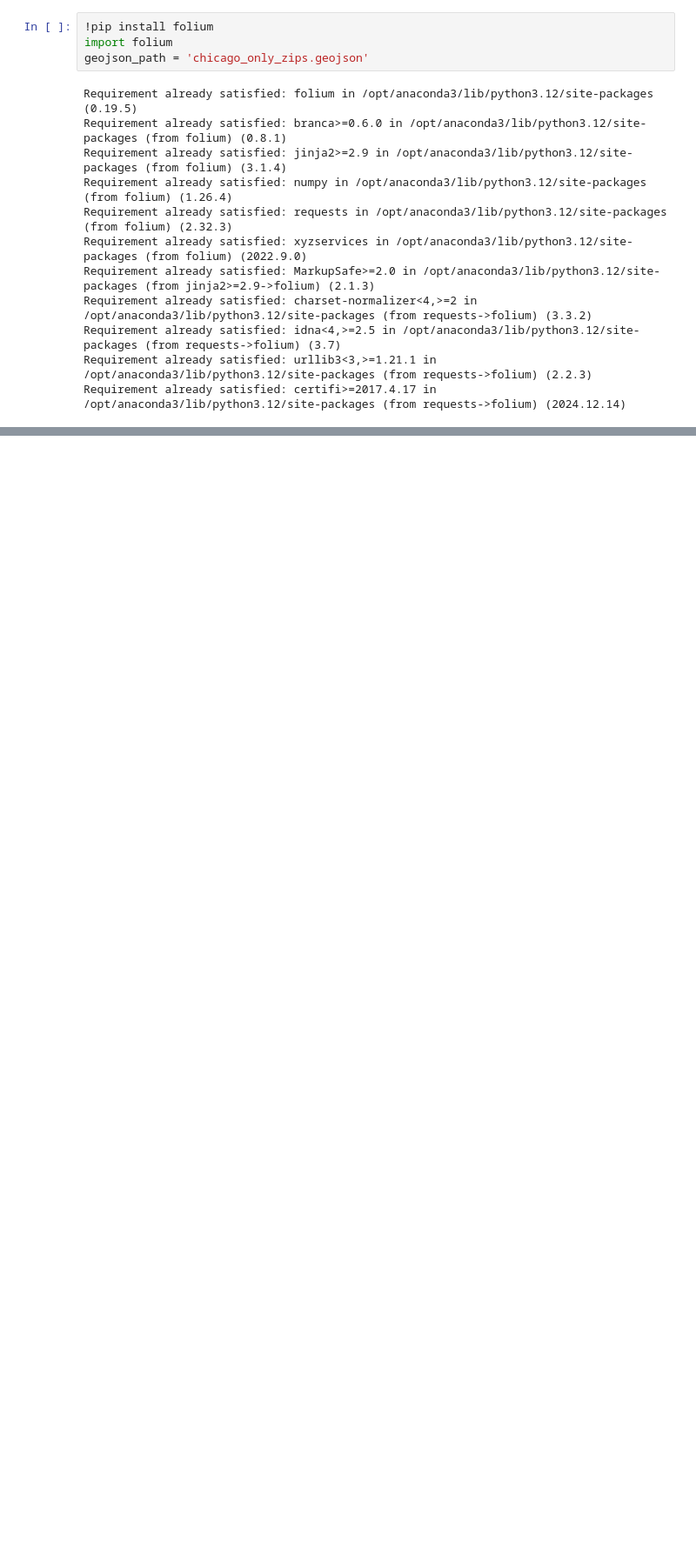
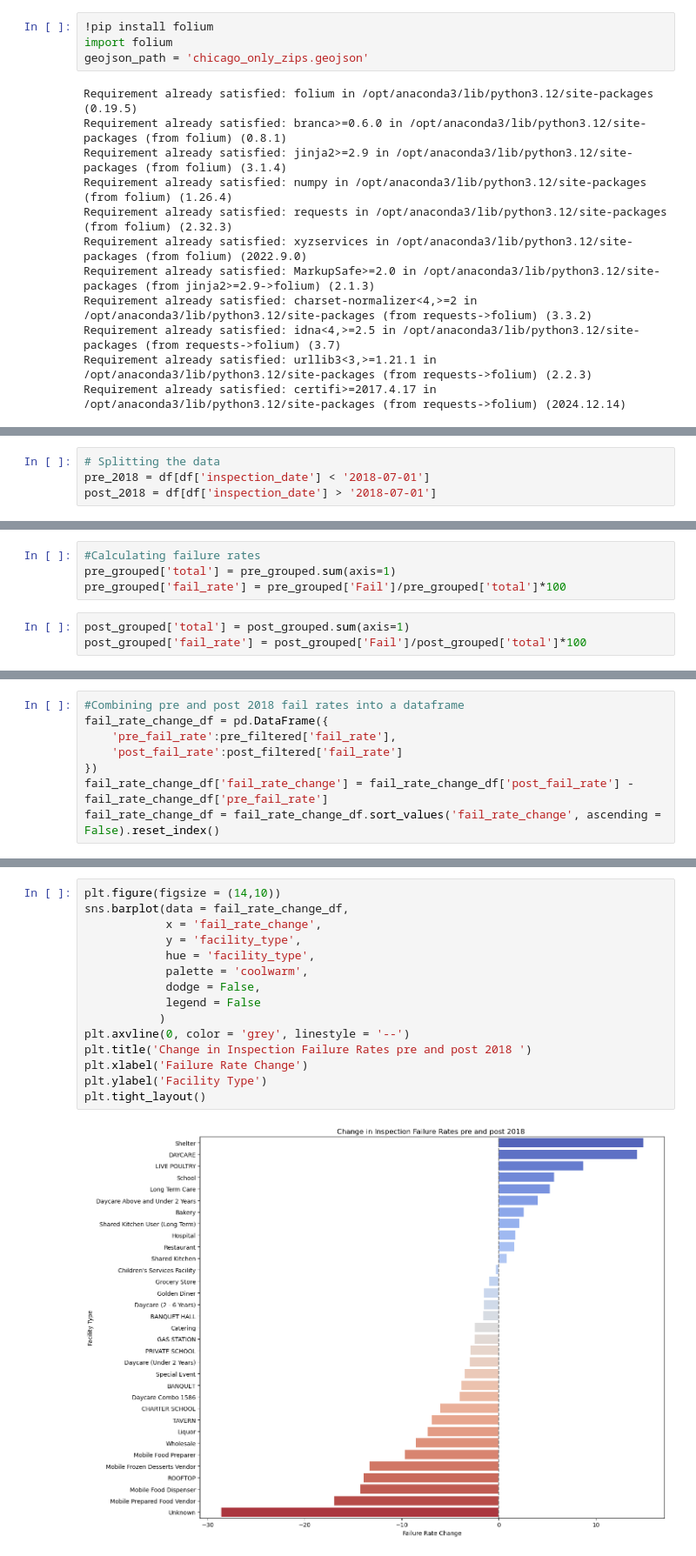
Before and after one commit to Mash2488/Chicago-Food-Inspections, a Jupyter notebook: Food_Inspection_EDA.ipynb, the cells around one changed output, grey strips where cells are left out. Shown at 87% size. Cells and saved outputs as stored; diff of their text form; blank space fills up the shorter version.

```diff
--- a/Food_Inspection_EDA.ipynb
+++ b/Food_Inspection_EDA.ipynb
@@ -319,0 +442,4 @@ m
+# %%
+# Splitting the data
+pre_2018 = df[df['inspection_date'] < '2018-07-01']
+post_2018 = df[df['inspection_date'] > '2018-07-01']
@@ -319,0 +482,7 @@ m
+# %%
+#Calculating failure rates
+pre_grouped['total'] = pre_grouped.sum(axis=1)
+pre_grouped['fail_rate'] = pre_grouped['Fail']/pre_grouped['total']*100
+# %%
+post_grouped['total'] = post_grouped.sum(axis=1)
+post_grouped['fail_rate'] = post_grouped['Fail']/post_grouped['total']*100
@@ -319,0 +569,8 @@ m
+# %%
+#Combining pre and post 2018 fail rates into a dataframe
+fail_rate_change_df = pd.DataFrame({
+    'pre_fail_rate':pre_filtered['fail_rate'],
+    'post_fail_rate':post_filtered['fail_rate']
+})
+fail_rate_change_df['fail_rate_change'] = fail_rate_change_df['post_fail_rate'] - fail_rate_change_df['pre_fail_rate']
+fail_rate_change_df = fail_rate_change_df.sort_values('fail_rate_change', ascending = False).reset_index()
@@ -319,0 +615,17 @@ m
+# %%
+plt.figure(figsize = (14,10))
+sns.barplot(data = fail_rate_change_df,
+            x = 'fail_rate_change',
+            y = 'facility_type',
+            hue = 'facility_type',
+            palette = 'coolwarm',
+            dodge = False,
+            legend = False
+           )
+plt.axvline(0, color = 'grey', linestyle = '--')
+plt.title('Change in Inspection Failure Rates pre and post 2018 ')
+plt.xlabel('Failure Rate Change')
+plt.ylabel('Facility Type')
+plt.tight_layout()
+# %% [output]
+[figure, added]
```
Also changed, not shown: parts of 38 cells of this notebook, 4 other files.
